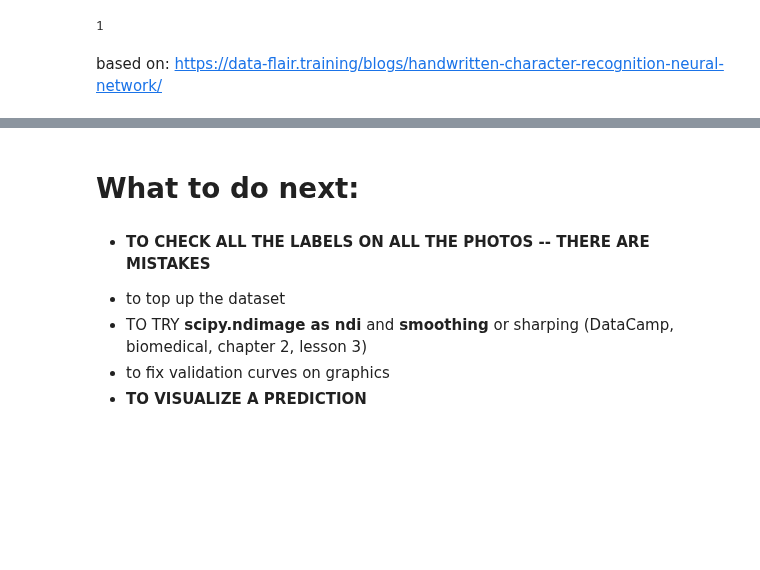
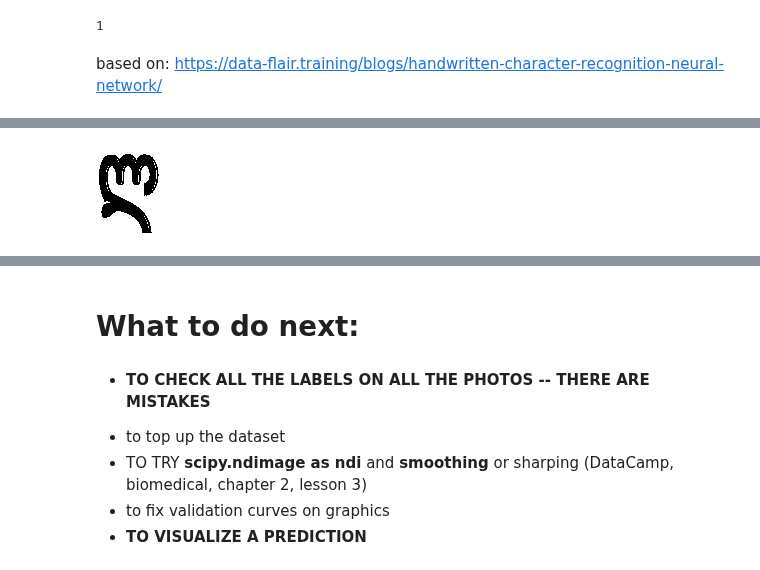
Before and after one commit to am-tropin/georgian-letters, a Jupyter notebook: Georgian_letters_recognition_TF.ipynb, the cells around one changed output, grey strips where cells are left out. Drawn from its saved outputs; the diff is of its cells as text; code cells hidden in the pictures; blank space fills up the shorter version.

```diff
--- a/Georgian_letters_recognition_TF.ipynb
+++ b/Georgian_letters_recognition_TF.ipynb
@@ -742,3 +742,9 @@ The letter on the image is ა
+# %%
+from google.colab.patches import cv2_imshow
+
+cv2_imshow(pred_img)
+# %% [output]
+[figure, added]
 # %%
 head_letter_dict.keys()
 # %% [output]
```
Also changed, not shown: parts of 11 cells of this notebook.
